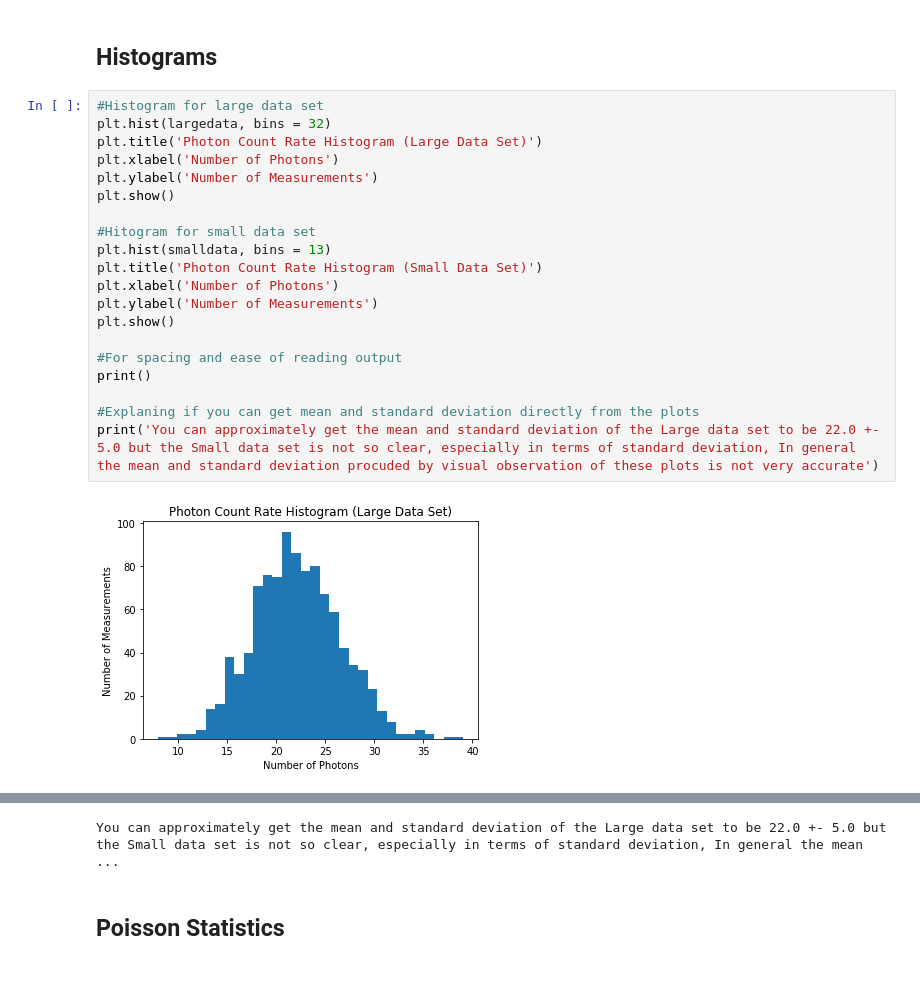
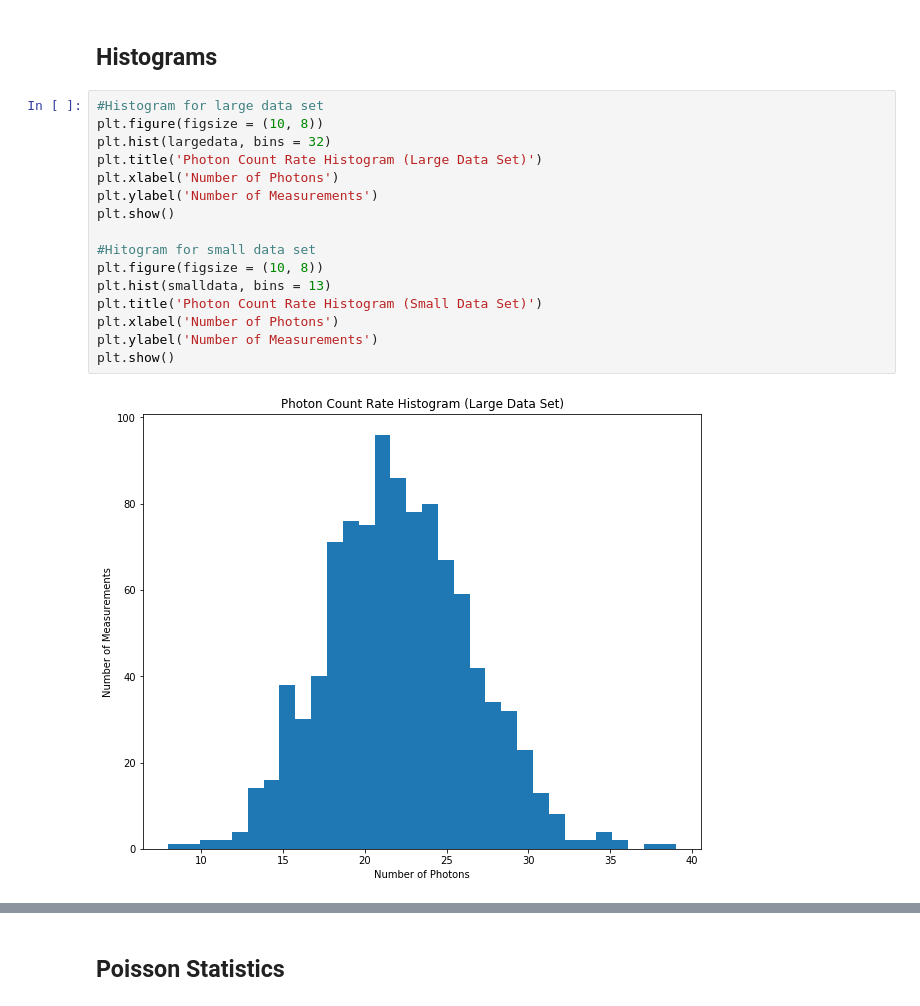
Before and after one commit to AyushPandhi/Pandhi_Ayush_AST326, a Jupyter notebook: Lab 1/AST326 Lab 1 Part 3.ipynb, the cells around one changed output, grey strips where cells are left out. Cells and saved outputs as stored; diff of their text form; blank space fills up the shorter version.

```diff
--- a/Lab 1/AST326 Lab 1 Part 3.ipynb
+++ b/Lab 1/AST326 Lab 1 Part 3.ipynb
@@ -111,23 +103,19 @@ plt.show()
 ## Histograms
 # %%
 #Histogram for large data set
+plt.figure(figsize = (10, 8))
 plt.hist(largedata, bins = 32)
 plt.title('Photon Count Rate Histogram (Large Data Set)')
 plt.xlabel('Number of Photons')
 plt.ylabel('Number of Measurements')
 plt.show()
 
 #Hitogram for small data set
+plt.figure(figsize = (10, 8))
 plt.hist(smalldata, bins = 13)
 plt.title('Photon Count Rate Histogram (Small Data Set)')
 plt.xlabel('Number of Photons')
 plt.ylabel('Number of Measurements')
 plt.show()
-
-#For spacing and ease of reading output
-print()
-
-#Explaning if you can get mean and standard deviation directly from the plots
-print('You can approximately get the mean and standard deviation of the Large data set to be 22.0 +- 5.0 but the Small data set is not so clear, especially in terms of standard deviation, In general the mean and standard deviation procuded by visual observation of these plots is not very accurate')
 # %% [output]
-[figure, old version]
+[figure, new version]
@@ -135,4 +123,3 @@ print('You can approximately get the mean and standard deviation of the Large da
-You can approximately get the mean and standard deviation of the Large data set to be 22.0 +- 5.0 but the Small data set is not so clear, especially in terms of standard deviation, In general the mean ...
 # %% [markdown]
 ## Poisson Statistics
 # %%
```
Also changed, not shown: parts of 4 cells of this notebook, 1 other file.
